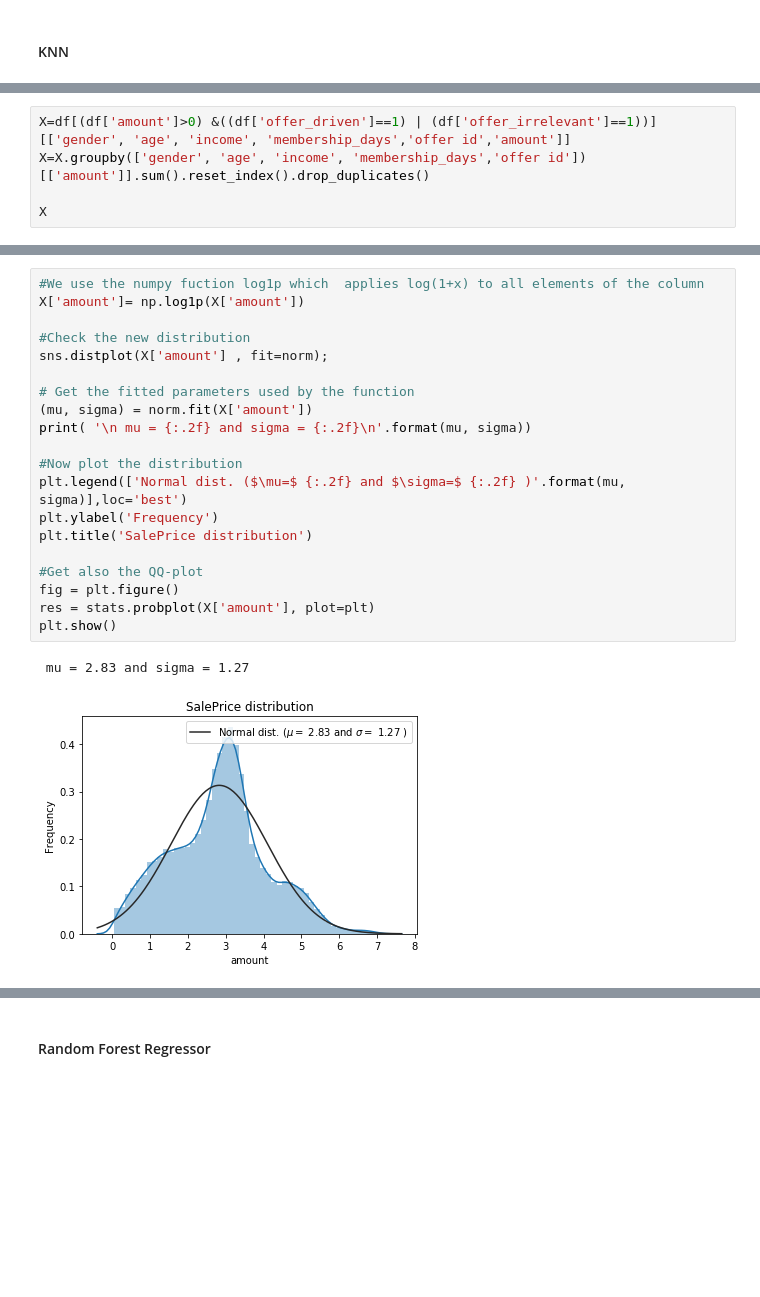
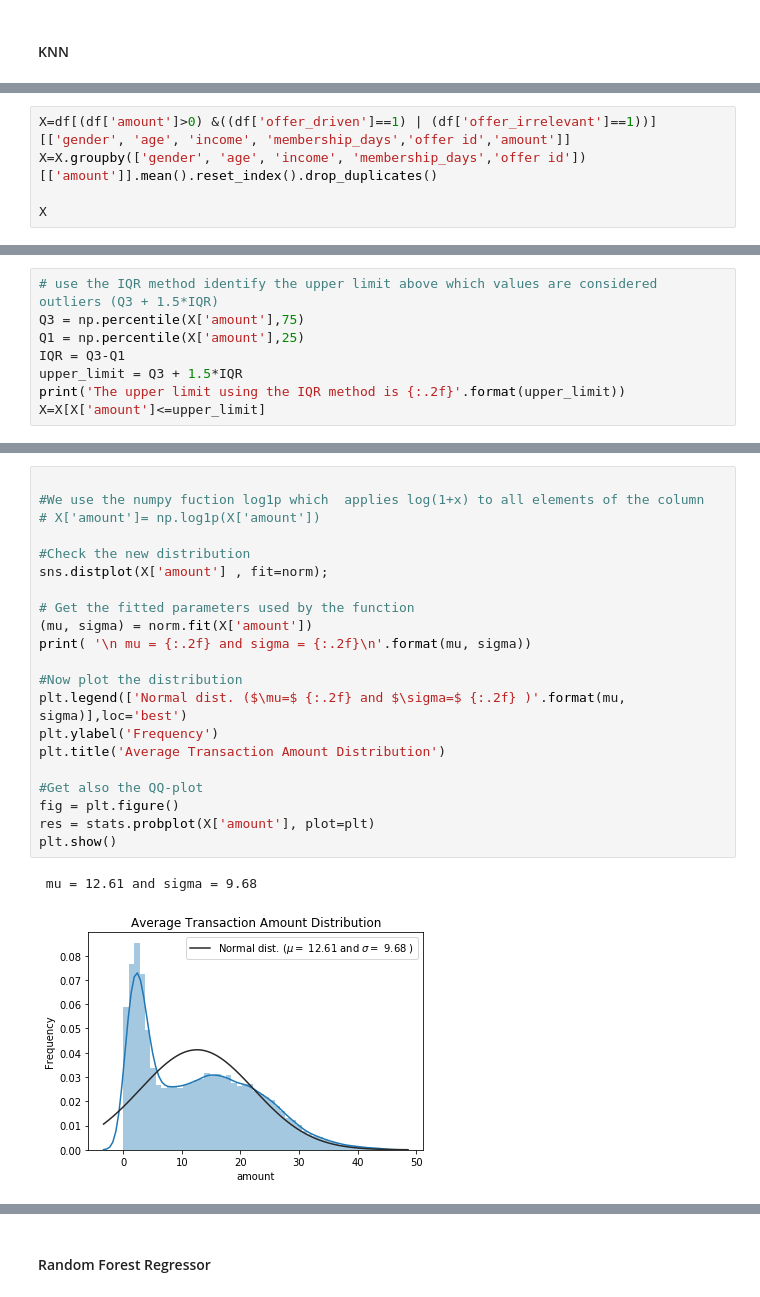
Before and after one commit to EmmaHu-learner/DS_NanoDegree_Capstone, a Jupyter notebook: Starbucks_Modeling.ipynb, the cells around one changed output, grey strips where cells are left out. Saved outputs shown, nothing was run; the diff lists cells and outputs as text; blank space fills up the shorter version.

```diff
--- a/Starbucks_Modeling.ipynb
+++ b/Starbucks_Modeling.ipynb
@@ -297,6 +281,6 @@ learning_curve_plot(clf, X_train, y_train, 5, 'accuracy', 'KNN')
 # %%
 X=df[(df['amount']>0) &((df['offer_driven']==1) | (df['offer_irrelevant']==1))][['gender', 'age', 'income', 'membership_days','offer id','amount']]
-X=X.groupby(['gender', 'age', 'income', 'membership_days','offer id'])[['amount']].sum().reset_index().drop_duplicates()
+X=X.groupby(['gender', 'age', 'income', 'membership_days','offer id'])[['amount']].mean().reset_index().drop_duplicates()
 
 X
 # %% [output]
@@ -315,0 +320,8 @@ X
+# %%
+# use the IQR method identify the upper limit above which values are considered outliers (Q3 + 1.5*IQR)
+Q3 = np.percentile(X['amount'],75)
+Q1 = np.percentile(X['amount'],25)
+IQR = Q3-Q1
+upper_limit = Q3 + 1.5*IQR
+print('The upper limit using the IQR method is {:.2f}'.format(upper_limit))
+X=X[X['amount']<=upper_limit]
@@ -316,23 +343,24 @@ X
 # %%
+
 #We use the numpy fuction log1p which  applies log(1+x) to all elements of the column
-X['amount']= np.log1p(X['amount'])
+# X['amount']= np.log1p(X['amount'])
 
 #Check the new distribution
 sns.distplot(X['amount'] , fit=norm);
 
 # Get the fitted parameters used by the function
 (mu, sigma) = norm.fit(X['amount'])
 print( '\n mu = {:.2f} and sigma = {:.2f}\n'.format(mu, sigma))
 
 #Now plot the distribution
 plt.legend(['Normal dist. ($\mu=$ {:.2f} and $\sigma=$ {:.2f} )'.format(mu, sigma)],loc='best')
 plt.ylabel('Frequency')
-plt.title('SalePrice distribution')
+plt.title('Average Transaction Amount Distribution')
 
 #Get also the QQ-plot
 fig = plt.figure()
 res = stats.probplot(X['amount'], plot=plt)
 plt.show()
 # %% [output]
- mu = 2.83 and sigma = 1.27
+ mu = 12.61 and sigma = 9.68
-[figure, old version]
+[figure, new version]
```
Also changed, not shown: parts of 23 cells of this notebook, 15 other files.
